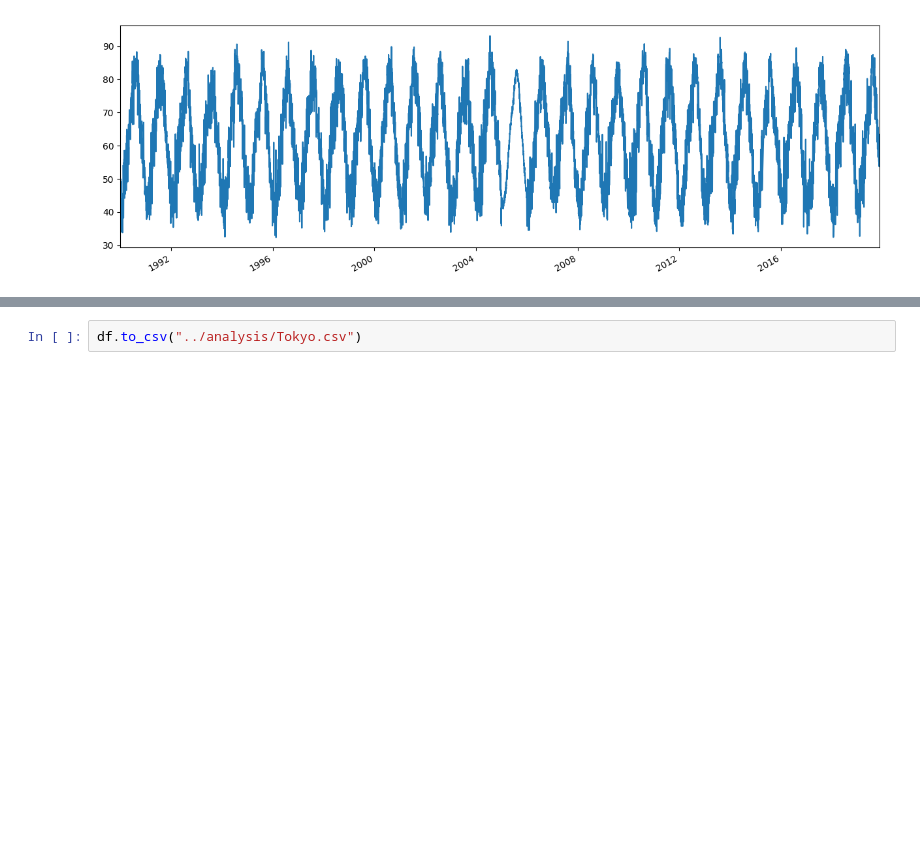
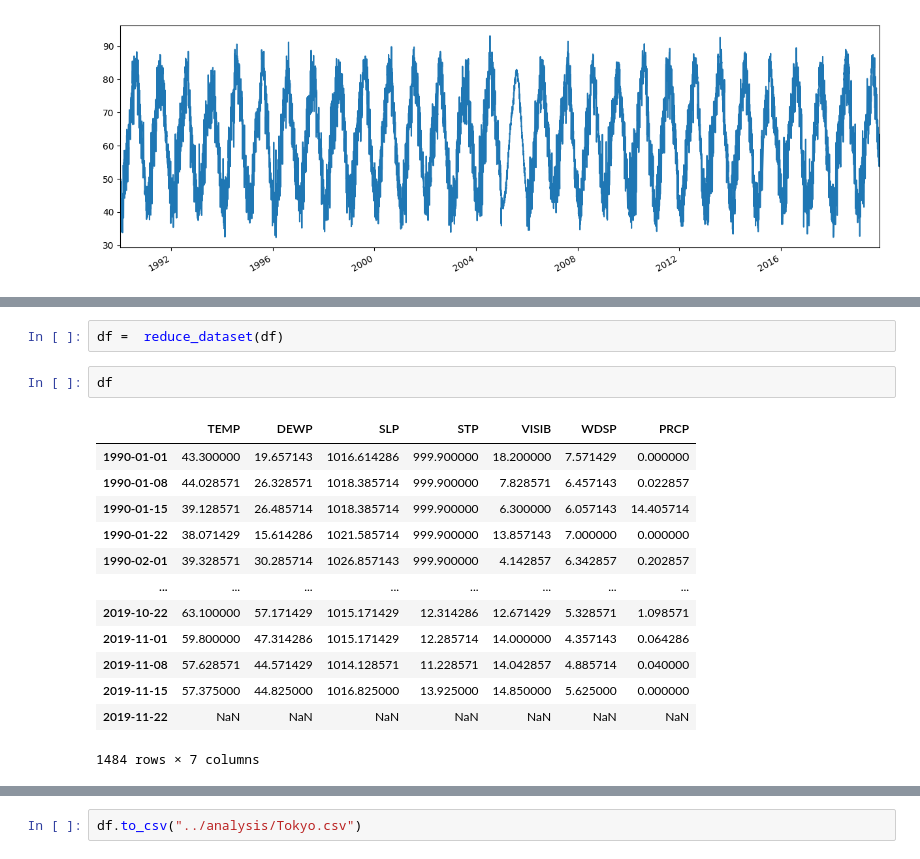
Before and after one commit to franchukpetro/Forest-fires-influence-analysis, a Jupyter notebook: prep/tokyo_prep.ipynb, the cells around one changed output, grey strips where cells are left out. Saved outputs shown, nothing was run; the diff lists cells and outputs as text; blank space fills up the shorter version.

```diff
--- a/prep/tokyo_prep.ipynb
+++ b/prep/tokyo_prep.ipynb
@@ -160,0 +216,18 @@ Now, there are no missing data for all years
+# %%
+df =  reduce_dataset(df)
+# %%
+df
+# %% [output]
+|  | TEMP | DEWP | SLP | STP | VISIB | WDSP | PRCP |
+| 1990-01-01 | 43.300000 | 19.657143 | 1016.614286 | 999.900000 | 18.200000 | 7.571429 | 0.000000 |
+| 1990-01-08 | 44.028571 | 26.328571 | 1018.385714 | 999.900000 | 7.828571 | 6.457143 | 0.022857 |
+| 1990-01-15 | 39.128571 | 26.485714 | 1018.385714 | 999.900000 | 6.300000 | 6.057143 | 14.405714 |
+| 1990-01-22 | 38.071429 | 15.614286 | 1021.585714 | 999.900000 | 13.857143 | 7.000000 | 0.000000 |
+| 1990-02-01 | 39.328571 | 30.285714 | 1026.857143 | 999.900000 | 4.142857 | 6.342857 | 0.202857 |
+| ... | ... | ... | ... | ... | ... | ... | ... |
+| 2019-10-22 | 63.100000 | 57.171429 | 1015.171429 | 12.314286 | 12.671429 | 5.328571 | 1.098571 |
+| 2019-11-01 | 59.800000 | 47.314286 | 1015.171429 | 12.285714 | 14.000000 | 4.357143 | 0.064286 |
+| 2019-11-08 | 57.628571 | 44.571429 | 1014.128571 | 11.228571 | 14.042857 | 4.885714 | 0.040000 |
+| 2019-11-15 | 57.375000 | 44.825000 | 1016.825000 | 13.925000 | 14.850000 | 5.625000 | 0.000000 |
+| 2019-11-22 | NaN | NaN | NaN | NaN | NaN | NaN | NaN |
+1484 rows × 7 columns
```
Also changed, not shown: parts of 18 cells of this notebook.
